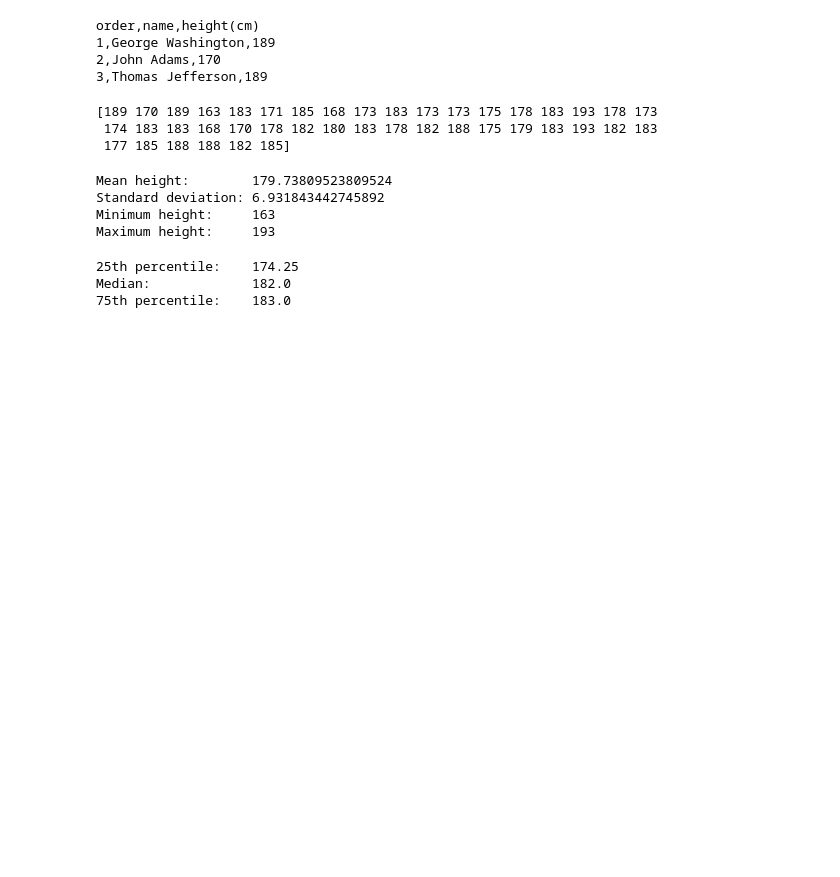
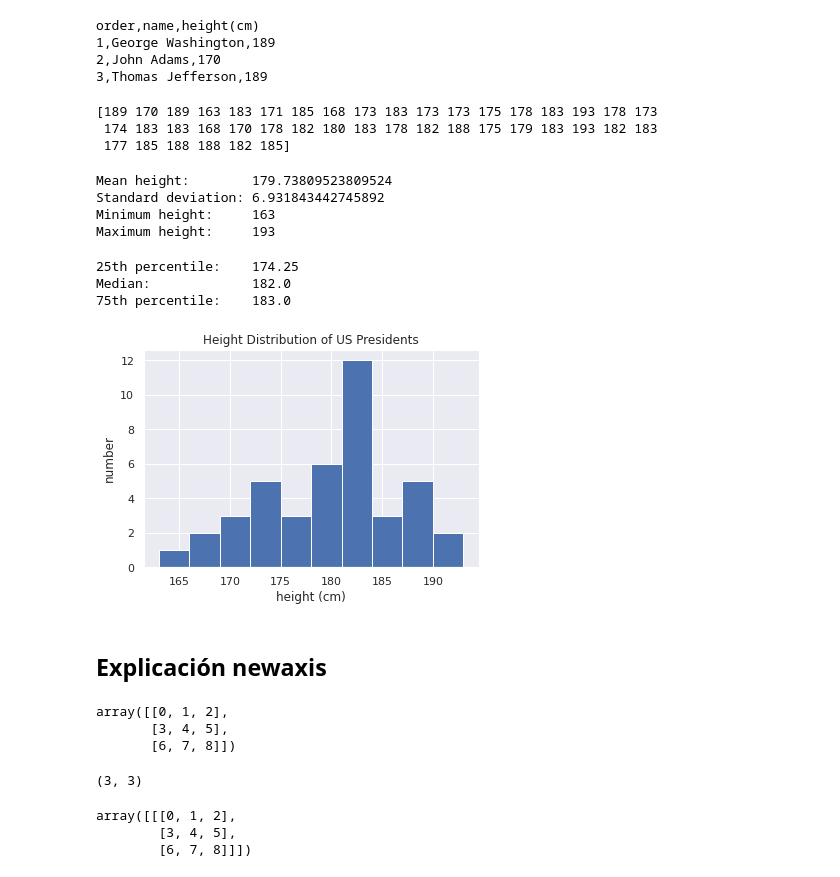
Before and after one commit to RoberHerraiz/eoi, a Jupyter notebook: 09-data-science/02-NumPy.ipynb, the cells around one changed output. Cells and saved outputs as stored; diff of their text form; code cells hidden in the pictures; blank space fills up the shorter version.

```diff
--- a/09-data-science/02-NumPy.ipynb
+++ b/09-data-science/02-NumPy.ipynb
@@ -810,0 +811,10 @@ Median:             182.0
+# %%
+plt.hist(heights)
+plt.title('Height Distribution of US Presidents')
+plt.xlabel('height (cm)')
+plt.ylabel('number')
+plt.show() #plt.ion es la función para modo interactivo
+# %% [output]
+[figure, added]
+# %% [markdown]
+## Explicación newaxis
@@ -810,0 +823,16 @@ Median:             182.0
+# %%
+a
+# %% [output]
+array([[0, 1, 2],
+       [3, 4, 5],
+       [6, 7, 8]])
+# %%
+a.shape
+# %% [output]
+(3, 3)
+# %%
+a[np.newaxis,:,:]
+# %% [output]
+array([[[0, 1, 2],
+        [3, 4, 5],
+        [6, 7, 8]]])
```
Also changed, not shown: parts of 51 cells of this notebook, 1 other file.
